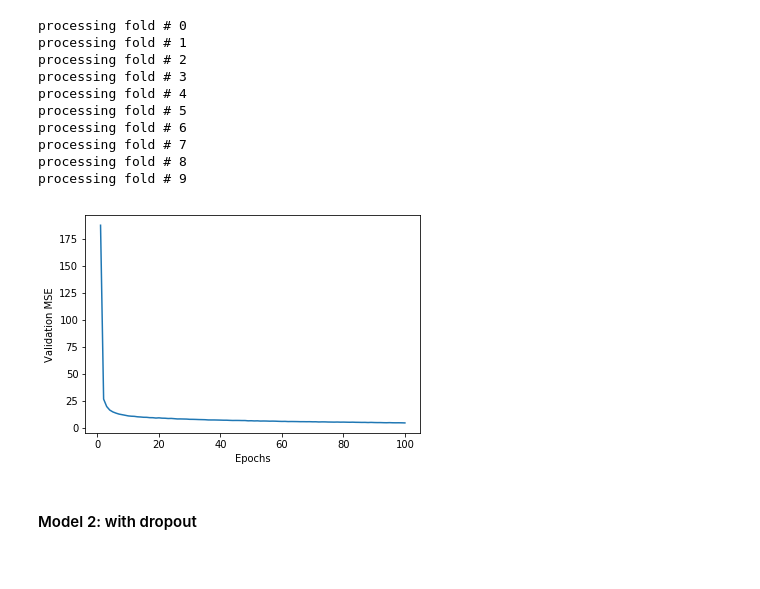
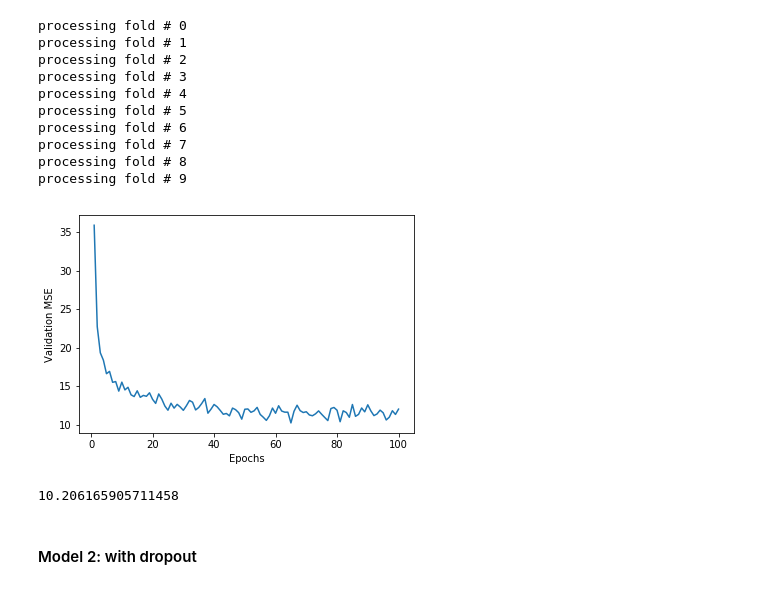
Before and after one commit to RuxinChen/MACS30200proj, a Jupyter notebook: PS/PS3/PS3.2.ipynb, the cells around one changed output. Saved outputs shown, nothing was run; the diff lists cells and outputs as text; code cells hidden in the pictures.

```diff
--- a/PS/PS3/PS3.2.ipynb
+++ b/PS/PS3/PS3.2.ipynb
@@ -29,7 +29,7 @@ test_data /= std
 # %% [markdown]
 #### Model 1
 # %%
-def build_model():
+def build_model1():
     model = models.Sequential()
     model.add(layers.Dense(64, activation='relu',
                            input_shape=(train_data.shape[1],)))
@@ -41,7 +41,7 @@ def build_model():
 k=10
 num_val_samples = len(train_data) // k
 num_epochs = 20
-all_mse_histories = []
+all_mse_histories1 = []
 for i in range(k):
     print('processing fold #', i)
     val_data = train_data[i * num_val_samples: (i + 1) * num_val_samples]
@@ -55,12 +55,12 @@ for i in range(k):
          train_targets[(i + 1) * num_val_samples:]],
         axis=0)
 
-    model = build_model()
+    model = build_model1()
     history = model.fit(partial_train_data, partial_train_targets,
                         validation_data=(val_data, val_targets),
                         epochs=num_epochs, batch_size=1, verbose=0)
-    mse_history = history.history['loss']
-    all_mse_histories.append(mse_history)
+    mse_history = history.history['val_loss']
+    all_mse_histories1.append(mse_history)
 # %% [output]
 processing fold # 0
 processing fold # 1
@@ -88,7 +92,7 @@ plt.show()
 k=10
 num_val_samples = len(train_data) // k
 num_epochs = 100
-all_mse_histories = []
+all_mse_histories11 = []
 for i in range(k):
     print('processing fold #', i)
     val_data = train_data[i * num_val_samples: (i + 1) * num_val_samples]
@@ -102,12 +106,12 @@ for i in range(k):
          train_targets[(i + 1) * num_val_samples:]],
         axis=0)
 
-    model = build_model()
+    model = build_model1()
     history = model.fit(partial_train_data, partial_train_targets,
                         validation_data=(val_data, val_targets),
                         epochs=num_epochs, batch_size=1, verbose=0)
-    mse_history = history.history['loss']
-    all_mse_histories.append(mse_history)
+    mse_history = history.history['val_loss']
+    all_mse_histories11.append(mse_history)
 # %% [output]
 processing fold # 0
 processing fold # 1
@@ -120,15 +124,19 @@ processing fold # 7
 processing fold # 8
 processing fold # 9
 # %%
-average_mse_history = [
-    np.mean([x[i] for x in all_mse_histories]) for i in range(num_epochs)]
+average_mse_history11 = [
+    np.mean([x[i] for x in all_mse_histories11]) for i in range(num_epochs)]
 
-plt.plot(range(1, len(average_mse_history) + 1), average_mse_history)
+plt.plot(range(1, len(average_mse_history11) + 1), average_mse_history11)
 plt.xlabel('Epochs')
 plt.ylabel('Validation MSE')
 plt.show()
 # %% [output]
-[figure, old version]
+[figure, new version]
+# %%
+min(average_mse_history11)
+# %% [output]
+10.206165905711458
 # %% [markdown]
 #### Model 2: with dropout
 # %%
```
Also changed, not shown: parts of 32 cells of this notebook.
